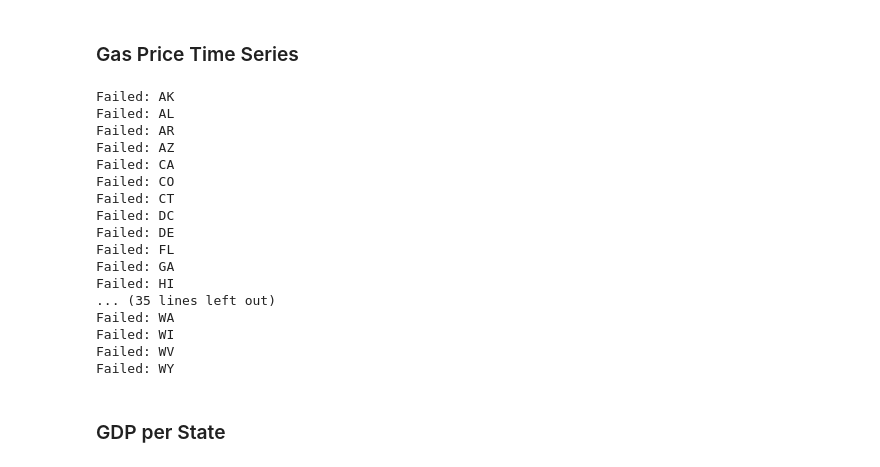
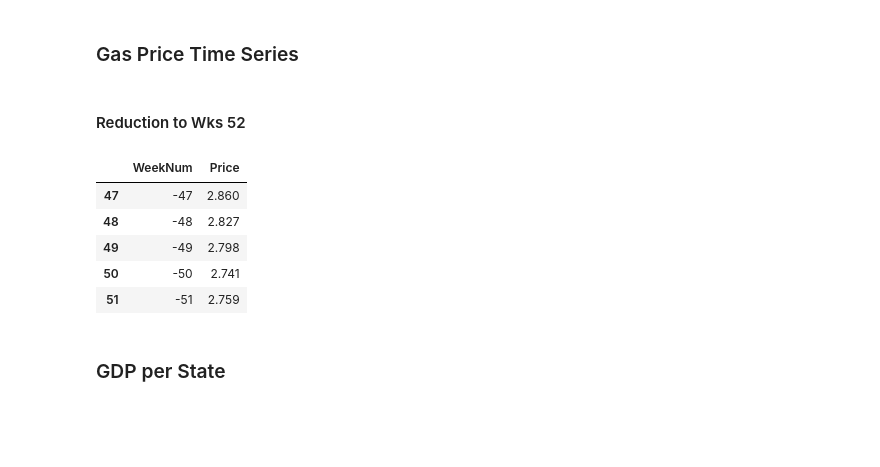
Before and after one commit to Altsa24/Project1, a Jupyter notebook: Project01.ipynb, the cells around one changed output. Saved outputs shown, nothing was run; the diff lists cells and outputs as text; code cells hidden in the pictures; blank space fills up the shorter version.

```diff
--- a/Project01.ipynb
+++ b/Project01.ipynb
@@ -105,38 +105,33 @@ state_df.head()
 ### Gas Price Time Series
 # %%
 #import Gas Time Series
-url = "http://api.eia.gov/series/?api_key="+eia_key+"&series_id=PET.EMM_EPM0_PTE_S"
-timeSeries = []
+url = "http://api.eia.gov/series/?api_key="+eia_key+"&series_id=PET.EMM_EPM0_PTE_NUS_DPG.W"
 
-statetimeline = dict()
+response = requests.get(url).json()
 
-for code in state_code:
-    try:
-        query_url = url+code+"_DPG.W"
-        response = requests.get(query_url).json()
-
-        Statetimeline.update({code:response["series"][0]["data"]})
-
-    except:
-        print(f"Failed: {code}")
+timeSeries = response["series"][0]["data"]
-# %% [output]
-Failed: AK
-Failed: AL
-Failed: AR
-Failed: AZ
-Failed: CA
-Failed: CO
-Failed: CT
-Failed: DC
-Failed: DE
-Failed: FL
-Failed: GA
-Failed: HI
-... (35 lines left out)
-Failed: WA
-Failed: WI
-Failed: WV
-Failed: WY
+# %% [markdown]
+#### Reduction to Wks 52
+# %%
+last52wks = timeSeries[0:52]
+gasprice = []
+wk = []
+n=0
+for week in last52wks:
+    gasprice.append(week[1])
+    wk.append(n)
+    n=n-1
+
+weekprices = pd.DataFrame({"WeekNum":wk,
+                          "Price":gasprice})
+weekprices.tail()
+# %% [output]
+|  | WeekNum | Price |
+| 47 | -47 | 2.860 |
+| 48 | -48 | 2.827 |
+| 49 | -49 | 2.798 |
+| 50 | -50 | 2.741 |
+| 51 | -51 | 2.759 |
 # %% [markdown]
 ### GDP per State
 # %%
```
Also changed, not shown: parts of 4 cells of this notebook, 6 other files.
